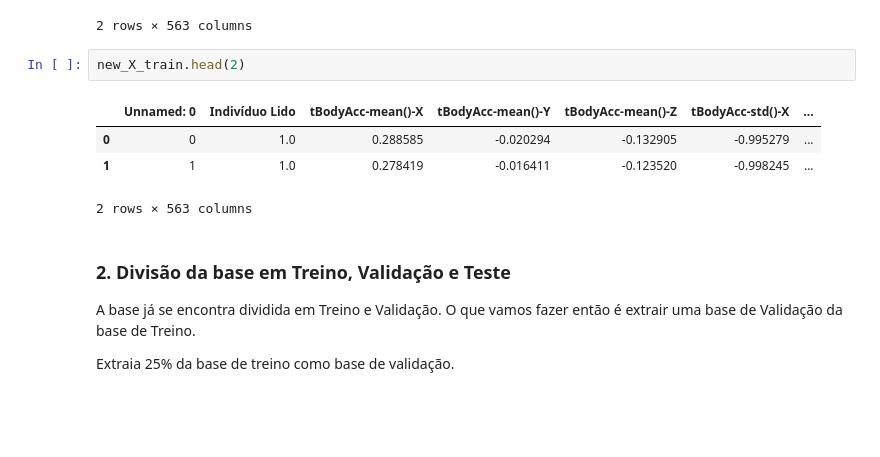
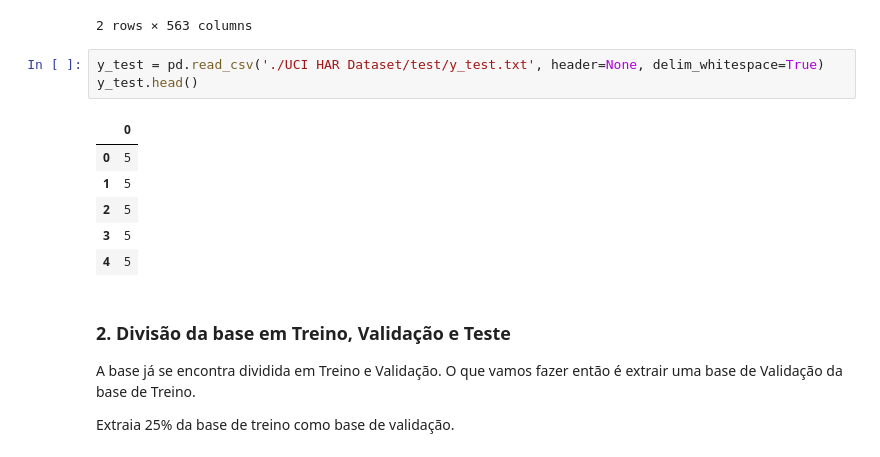
Before and after one commit to victortintel/ex2_modulo17_arvores2-, a Jupyter notebook: ex2_victor_tintel_mod_17.ipynb, the cells around one changed output. Saved outputs shown, nothing was run; the diff lists cells and outputs as text; blank space fills up the shorter version.

```diff
--- a/ex2_victor_tintel_mod_17.ipynb
+++ b/ex2_victor_tintel_mod_17.ipynb
@@ -65,13 +50,16 @@ X_test.head(2)
 | 0 | 0 | 2.0 | 0.257178 | -0.023285 | -0.014654 | -0.938404 | ... |
 | 1 | 1 | 2.0 | 0.286027 | -0.013163 | -0.119083 | -0.975415 | ... |
 2 rows × 563 columns
-# %%
-new_X_train.head(2)
-# %% [output]
-|  | Unnamed: 0 | Indivíduo Lido | tBodyAcc-mean()-X | tBodyAcc-mean()-Y | tBodyAcc-mean()-Z | tBodyAcc-std()-X | ... |
-| 0 | 0 | 1.0 | 0.288585 | -0.020294 | -0.132905 | -0.995279 | ... |
-| 1 | 1 | 1.0 | 0.278419 | -0.016411 | -0.123520 | -0.998245 | ... |
-2 rows × 563 columns
+# %%
+y_test = pd.read_csv('./UCI HAR Dataset/test/y_test.txt', header=None, delim_whitespace=True)
+y_test.head()
+# %% [output]
+|  | 0 |
+| 0 | 5 |
+| 1 | 5 |
+| 2 | 5 |
+| 3 | 5 |
+| 4 | 5 |
 # %% [markdown]
 ### 2. Divisão da base em Treino, Validação e Teste
 
```
Also changed, not shown: parts of 20 cells of this notebook.
